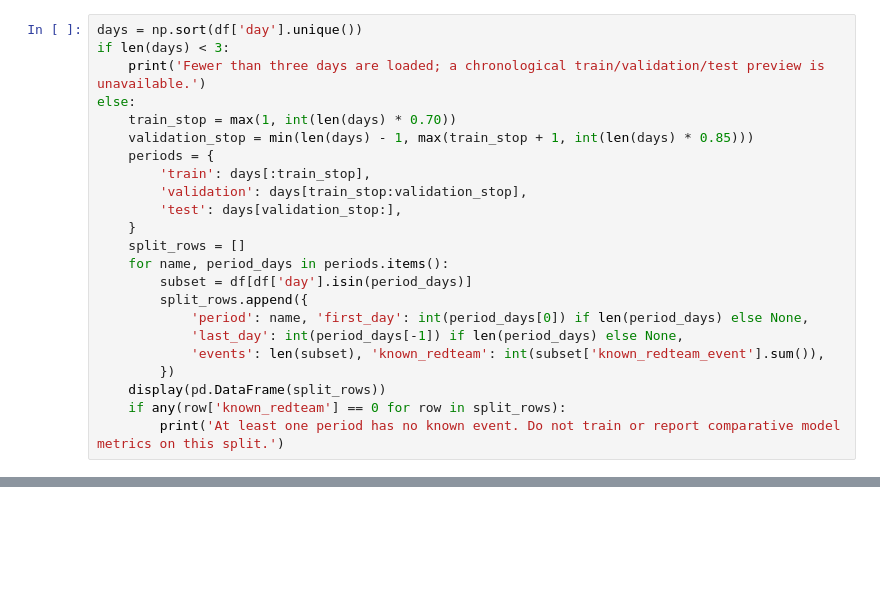
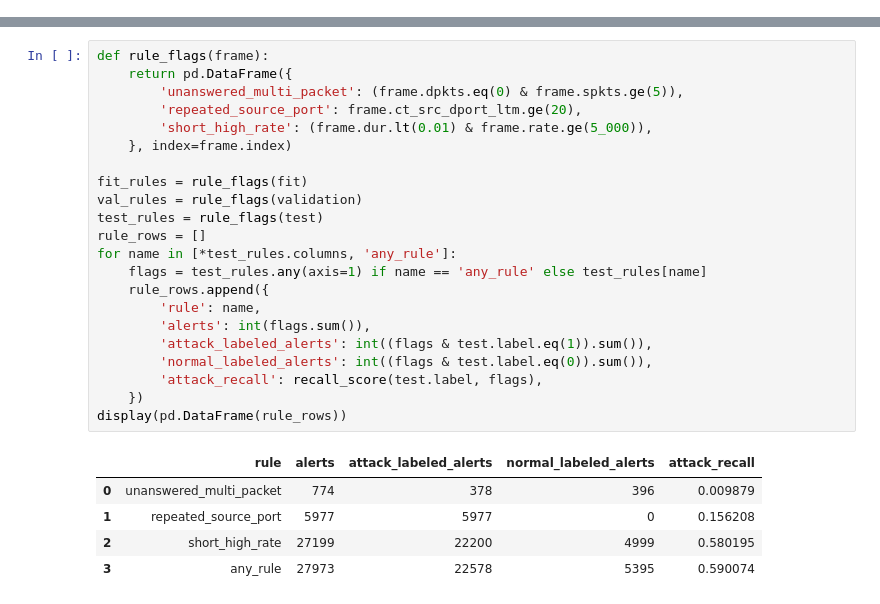
Before and after one commit to codewithdaniel1/Explainable-Cyber-Threat-Defense-Workbench, a Jupyter notebook: cyber_threat_modeling.ipynb, the cells around one changed output, grey strips where cells are left out. Saved outputs shown, nothing was run; the diff lists cells and outputs as text; blank space fills up the shorter version.

```diff
--- a/cyber_threat_modeling.ipynb
+++ b/cyber_threat_modeling.ipynb
@@ -81,23 +0,0 @@ This is a **preview**, not a final split decision. The final boundaries must hav
-# %%
-days = np.sort(df['day'].unique())
-if len(days) < 3:
-    print('Fewer than three days are loaded; a chronological train/validation/test preview is unavailable.')
-else:
-    train_stop = max(1, int(len(days) * 0.70))
-    validation_stop = min(len(days) - 1, max(train_stop + 1, int(len(days) * 0.85)))
-    periods = {
-        'train': days[:train_stop],
-        'validation': days[train_stop:validation_stop],
-        'test': days[validation_stop:],
-    }
-    split_rows = []
-    for name, period_days in periods.items():
-        subset = df[df['day'].isin(period_days)]
-        split_rows.append({
-            'period': name, 'first_day': int(period_days[0]) if len(period_days) else None,
-            'last_day': int(period_days[-1]) if len(period_days) else None,
-            'events': len(subset), 'known_redteam': int(subset['known_redteam_event'].sum()),
-        })
-    display(pd.DataFrame(split_rows))
-    if any(row['known_redteam'] == 0 for row in split_rows):
-        print('At least one period has no known event. Do not train or report comparative model metrics on this split.')
@@ -154,0 +180,28 @@ The next implementation milestone will add an Isolation Forest and user–host n
+# %%
+def rule_flags(frame):
+    return pd.DataFrame({
+        'unanswered_multi_packet': (frame.dpkts.eq(0) & frame.spkts.ge(5)),
+        'repeated_source_port': frame.ct_src_dport_ltm.ge(20),
+        'short_high_rate': (frame.dur.lt(0.01) & frame.rate.ge(5_000)),
+    }, index=frame.index)
+
+fit_rules = rule_flags(fit)
+val_rules = rule_flags(validation)
+test_rules = rule_flags(test)
+rule_rows = []
+for name in [*test_rules.columns, 'any_rule']:
+    flags = test_rules.any(axis=1) if name == 'any_rule' else test_rules[name]
+    rule_rows.append({
+        'rule': name,
+        'alerts': int(flags.sum()),
+        'attack_labeled_alerts': int((flags & test.label.eq(1)).sum()),
+        'normal_labeled_alerts': int((flags & test.label.eq(0)).sum()),
+        'attack_recall': recall_score(test.label, flags),
+    })
+display(pd.DataFrame(rule_rows))
+# %% [output]
+|  | rule | alerts | attack_labeled_alerts | normal_labeled_alerts | attack_recall |
+| 0 | unanswered_multi_packet | 774 | 378 | 396 | 0.009879 |
+| 1 | repeated_source_port | 5977 | 5977 | 0 | 0.156208 |
+| 2 | short_high_rate | 27199 | 22200 | 4999 | 0.580195 |
+| 3 | any_rule | 27973 | 22578 | 5395 | 0.590074 |
```
Also changed, not shown: parts of 42 cells of this notebook, 10 other files.
